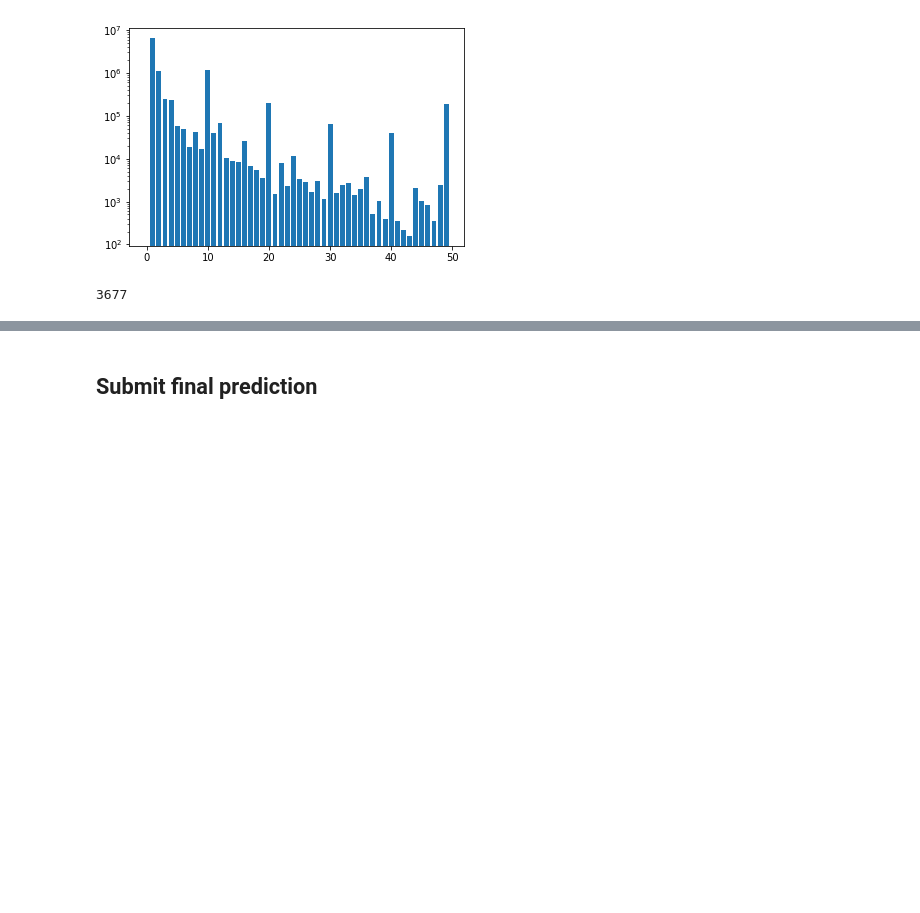
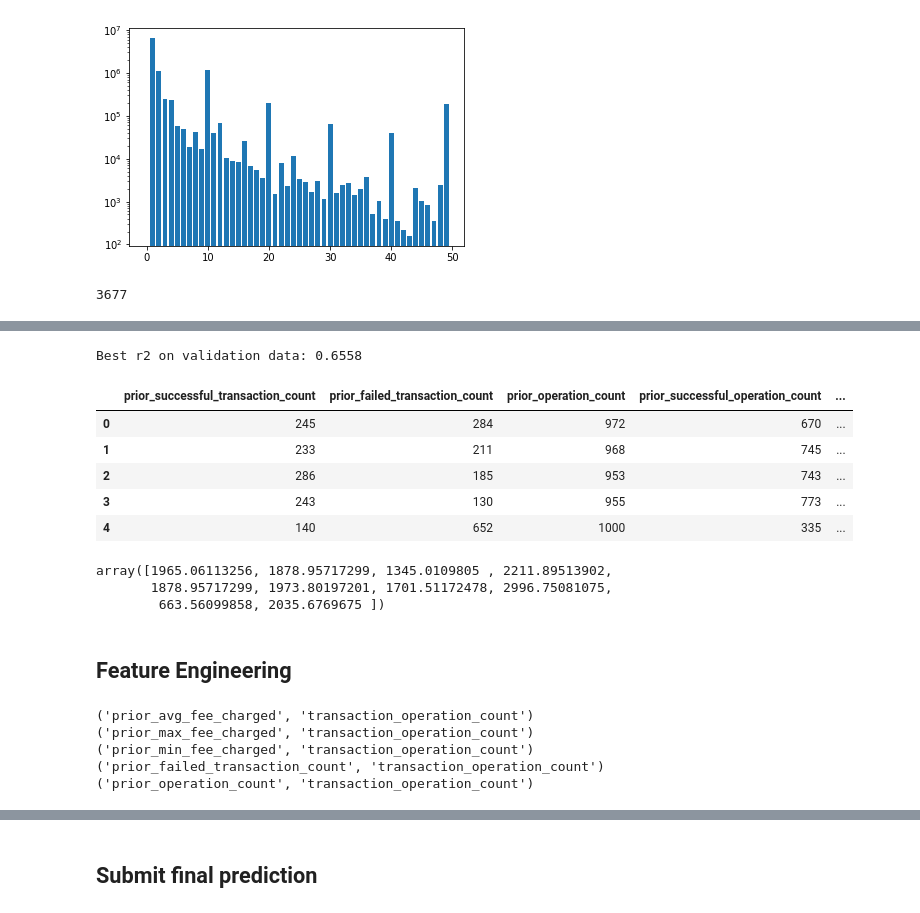
Before and after one commit to SuperbTUM/Stellar-Blockchain-Prediction-Kaggle, a Jupyter notebook: competition.ipynb, the cells around one changed output, grey strips where cells are left out. Drawn from its saved outputs; the diff is of its cells as text; code cells hidden in the pictures; blank space fills up the shorter version.

```diff
--- a/competition.ipynb
+++ b/competition.ipynb
@@ -19,15 +22,8 @@ import numpy as np
 import pickle
 import os
 
-# train_raw = pd.read_pickle("/".join((os.getcwd(), "train.pkl")))
-# test_raw = pd.read_pickle("/".join((os.getcwd(), "test.pkl")))
-with open("/".join((os.getcwd(), "train.pkl")), 'rb') as f:
-    train_raw = pickle.load(f)
-
-with open("/".join((os.getcwd(), "test.pkl")), 'rb') as f:
-    test_raw = pickle.load(f)
-
-train = train_raw.drop(columns=["transaction_id",
+train = csv_train.drop(columns=[
+                            "transaction_id",
                             "memo",
                             "fee_account",
                             "account",
@@ -38,17 +34,17 @@ train = train_raw.drop(columns=["transaction_id",
                             "prior_ledger_sequence",
                             "operation_types",
                             "surge_price_ind"])
-# train = train.fillna(0)
+
+train = train.fillna(0)
+
 train_label = train.fee_charged
 train_data = train.drop(columns="fee_charged")
+attributes_train = train_data.columns
 
-preprocessor = dabl.EasyPreprocessor()
-train_data = dabl.clean(train_data)
-preprocessor.fit(train_data)
-train_data = preprocessor(train_data)
+train.to_pickle("/".join((os.getcwd(), "train_processed.pkl")))
 
-
-test = test_raw.drop(columns=["transaction_id",
+test = csv_test.drop(columns=[
+                          "transaction_id",
                           "prior_ledger_sequence",
                           "prior_closed_at",
                           "time_bounds",
@@ -57,13 +53,11 @@ test = test_raw.drop(columns=["transaction_id",
                           "memo",
                           "memo_type",
                           "account"])
-# test = test.fillna(0)
+test = test.fillna(0)
 
-test = dabl.clean(test)
-preprocessor.fit(test)
-test = preprocessor(test)
+test.to_pickle("/".join((os.getcwd(), "test_processed.pkl")))
 
-attributes_train = train_data.columns
+# Examine
 attributes_test = test.columns
 
 if not sorted(attributes_train) == sorted(attributes_test):
@@ -279,0 +217,13 @@ predict = np.where(predict < 100, 100, predict)
+# %%
+print('Best r2 on validation data: {0:.4g}'.format(1-automl.best_loss))
+# %% [output]
+Best r2 on validation data: 0.6558
+# %%
+test.head()
+# %% [output]
+|  | prior_successful_transaction_count | prior_failed_transaction_count | prior_operation_count | prior_successful_operation_count | ... |
+| 0 | 245 | 284 | 972 | 670 | ... |
+| 1 | 233 | 211 | 968 | 745 | ... |
+| 2 | 286 | 185 | 953 | 743 | ... |
+| 3 | 243 | 130 | 955 | 773 | ... |
+| 4 | 140 | 652 | 1000 | 335 | ... |
@@ -279,0 +235,32 @@ predict = np.where(predict < 100, 100, predict)
+# %%
+y_pred[:10]
+# %% [output]
+array([1965.06113256, 1878.95717299, 1345.0109805 , 2211.89513902,
+       1878.95717299, 1973.80197201, 1701.51172478, 2996.75081075,
+        663.56099858, 2035.6769675 ])
+# %% [markdown]
+## Feature Engineering
+# %%
+from itertools import combinations
+from sklearn.linear_model import LinearRegression
+
+columns_list = downsampled_train_data_features.columns
+interactions = list(combinations(columns_list, 2))
+
+interaction_dict = {}
+for interaction in interactions:
+    X_train_int = downsampled_train_data_features
+    X_train_int['int'] = X_train_int[interaction[0]] * X_train_int[interaction[1]]
+    lr3 = LinearRegression()
+    lr3.fit(X_train_int, downsampled_train_data_label)
+    interaction_dict[lr3.score(X_train_int, downsampled_train_data_label)] = interaction
+
+top_5 = sorted(interaction_dict.keys(), reverse = True)[:5]
+for interaction in top_5:
+    print(interaction_dict[interaction])
+# %% [output]
+('prior_avg_fee_charged', 'transaction_operation_count')
+('prior_max_fee_charged', 'transaction_operation_count')
+('prior_min_fee_charged', 'transaction_operation_count')
+('prior_failed_transaction_count', 'transaction_operation_count')
+('prior_operation_count', 'transaction_operation_count')
```
Also changed, not shown: parts of 31 cells of this notebook.
